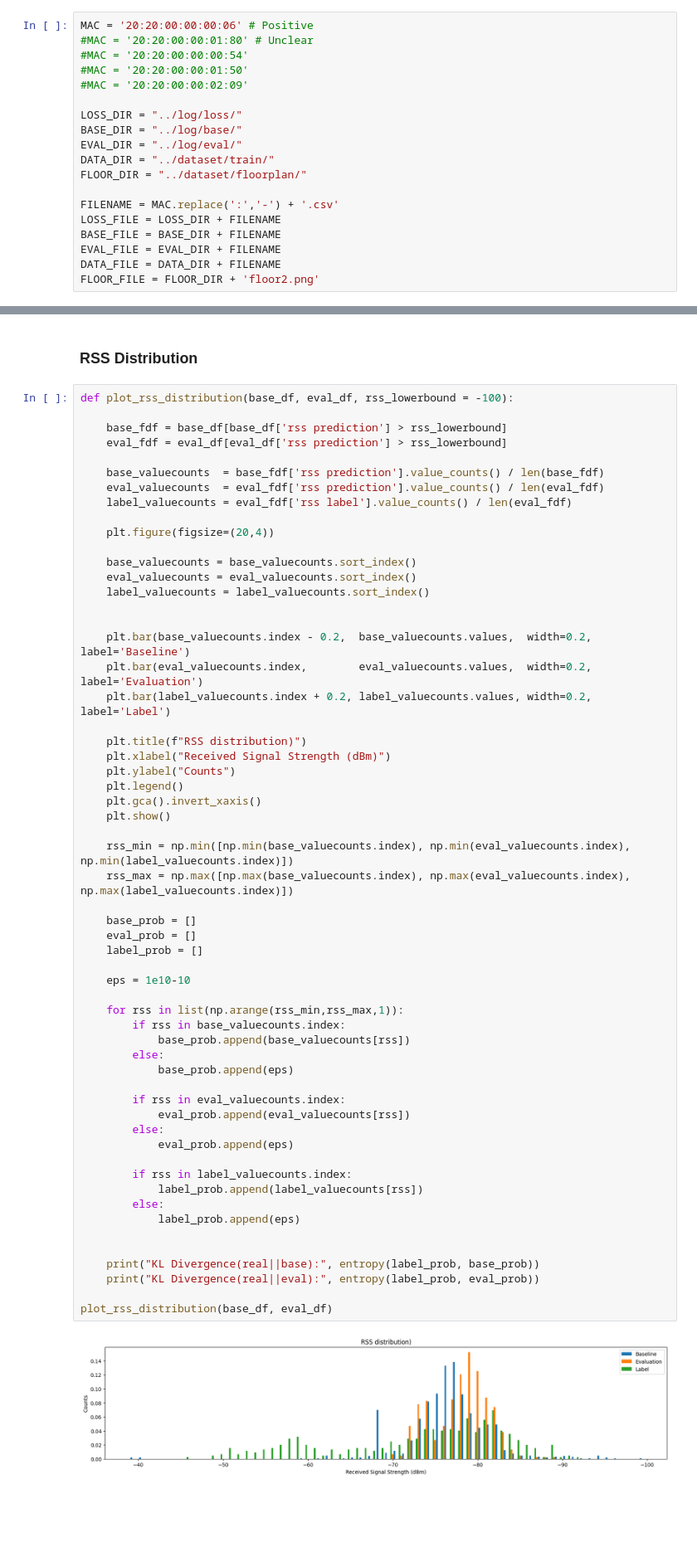
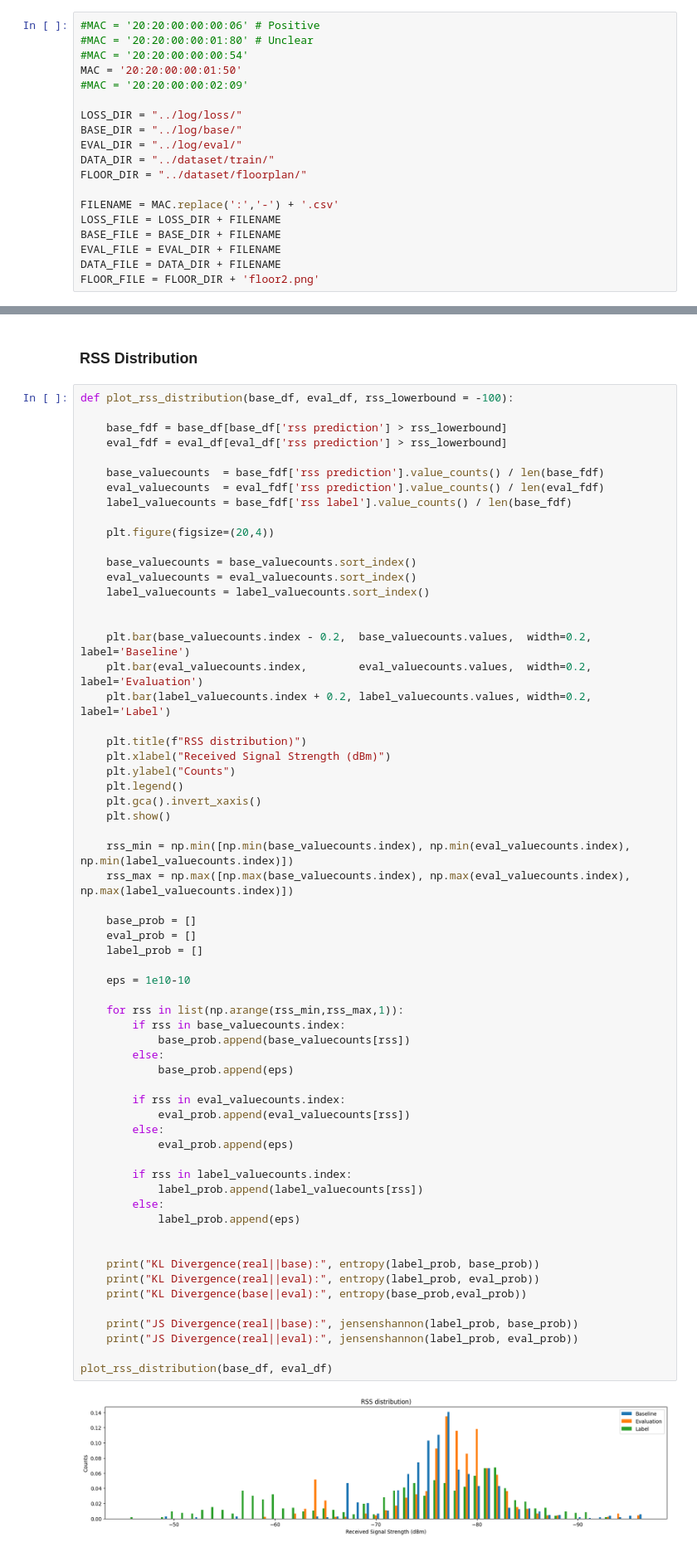
Before and after one commit to codelzz/WirelessDT, a Jupyter notebook: Source/WiTracingSGD/analysis/[vis] Evaluation.ipynb, the cells around one changed output, grey strips where cells are left out. Shown at 83% size. Drawn from its saved outputs; the diff is of its cells as text; blank space fills up the shorter version.

```diff
--- a/Source/WiTracingSGD/analysis/[vis] Evaluation.ipynb
+++ b/Source/WiTracingSGD/analysis/[vis] Evaluation.ipynb
@@ -10,10 +11,10 @@ from scipy.stats import entropy
 # %% [markdown]
 ##### Global Parameter
 # %%
-MAC = '20:20:00:00:00:06' # Positive
+#MAC = '20:20:00:00:00:06' # Positive
 #MAC = '20:20:00:00:01:80' # Unclear
 #MAC = '20:20:00:00:00:54'
-#MAC = '20:20:00:00:01:50'
+MAC = '20:20:00:00:01:50'
 #MAC = '20:20:00:00:02:09'
 
 LOSS_DIR = "../log/loss/"
@@ -110,7 +110,7 @@ def plot_rss_distribution(base_df, eval_df, rss_lowerbound = -100):
 
     base_valuecounts  = base_fdf['rss prediction'].value_counts() / len(base_fdf)
     eval_valuecounts  = eval_fdf['rss prediction'].value_counts() / len(eval_fdf)
-    label_valuecounts = eval_fdf['rss label'].value_counts() / len(eval_fdf)
+    label_valuecounts = base_fdf['rss label'].value_counts() / len(base_fdf)
 
     plt.figure(figsize=(20,4))
 
@@ -134,31 +134,35 @@ def plot_rss_distribution(base_df, eval_df, rss_lowerbound = -100):
     rss_max = np.max([np.max(base_valuecounts.index), np.max(eval_valuecounts.index), np.max(label_valuecounts.index)])
 
     base_prob = []
     eval_prob = []
     label_prob = []
 
     eps = 1e10-10
 
     for rss in list(np.arange(rss_min,rss_max,1)):
         if rss in base_valuecounts.index:
             base_prob.append(base_valuecounts[rss])
         else:
             base_prob.append(eps)
 
         if rss in eval_valuecounts.index:
             eval_prob.append(eval_valuecounts[rss])
         else:
             eval_prob.append(eps)
 
         if rss in label_valuecounts.index:
             label_prob.append(label_valuecounts[rss])
         else:
             label_prob.append(eps)
 
 
     print("KL Divergence(real||base):", entropy(label_prob, base_prob))
     print("KL Divergence(real||eval):", entropy(label_prob, eval_prob))
+    print("KL Divergence(base||eval):", entropy(base_prob,eval_prob))
+
+    print("JS Divergence(real||base):", jensenshannon(label_prob, base_prob))
+    print("JS Divergence(real||eval):", jensenshannon(label_prob, eval_prob))
 
 plot_rss_distribution(base_df, eval_df)
 # %% [output]
-[figure, old version]
+[figure, new version]
```
Also changed, not shown: parts of 10 cells of this notebook, 10 other files.
